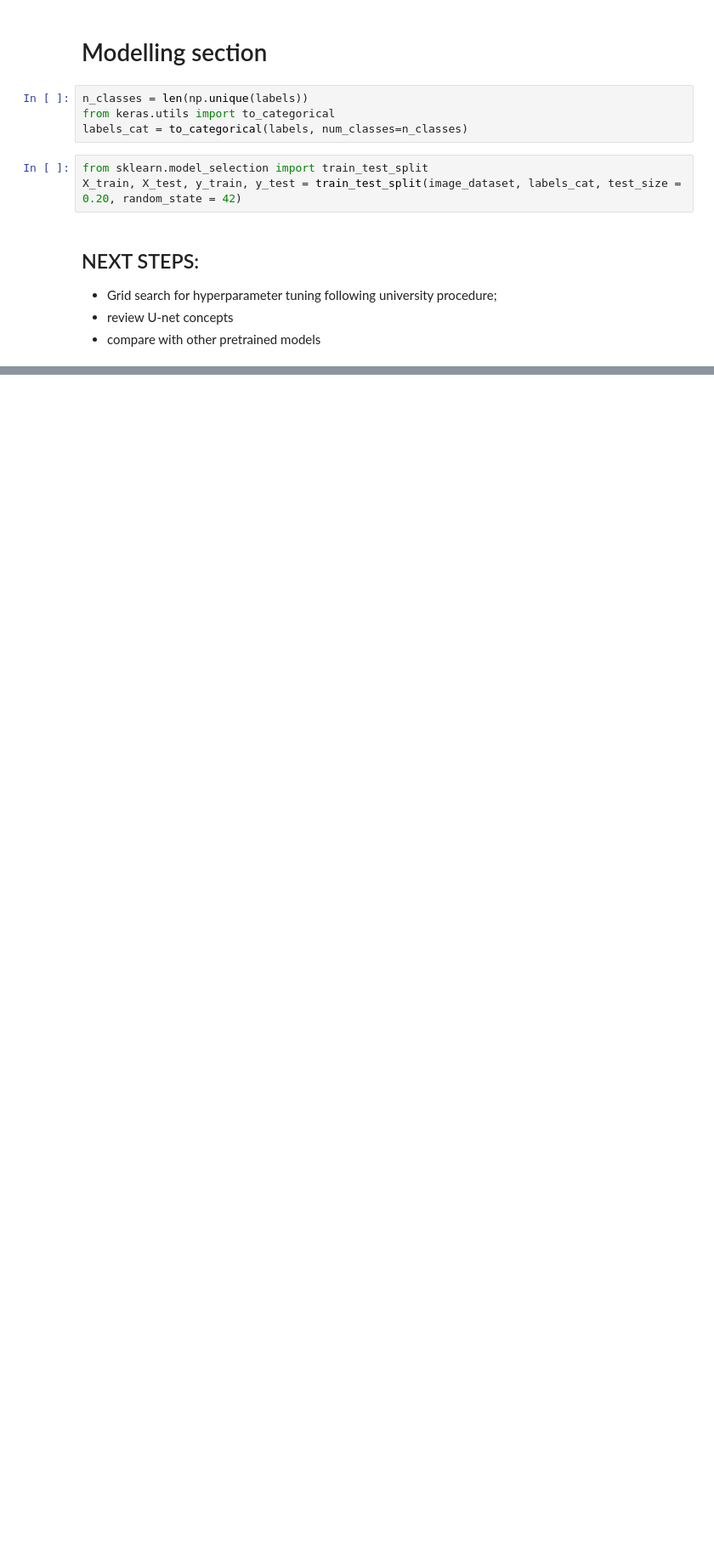
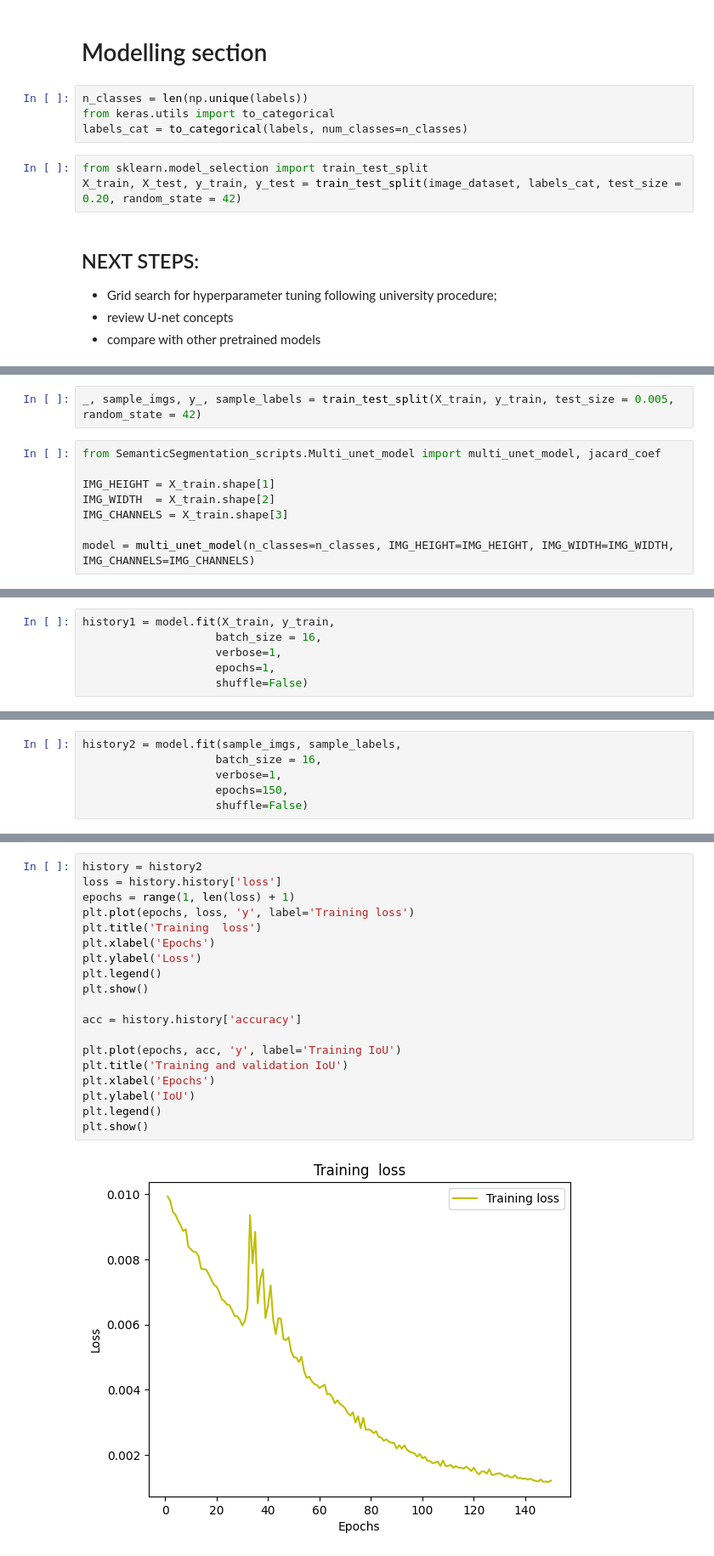
Before and after one commit to SimBoex/RemoteSensing, a Jupyter notebook: SemanticSegmentation.ipynb, the cells around one changed output, grey strips where cells are left out. Shown at 85% size. Drawn from its saved outputs; the diff is of its cells as text; blank space fills up the shorter version.

```diff
--- a/SemanticSegmentation.ipynb
+++ b/SemanticSegmentation.ipynb
@@ -99,0 +126,10 @@ X_train, X_test, y_train, y_test = train_test_split(image_dataset, labels_cat, t
+# %%
+_, sample_imgs, y_, sample_labels = train_test_split(X_train, y_train, test_size = 0.005, random_state = 42)
+# %%
+from SemanticSegmentation_scripts.Multi_unet_model import multi_unet_model, jacard_coef
+
+IMG_HEIGHT = X_train.shape[1]
+IMG_WIDTH  = X_train.shape[2]
+IMG_CHANNELS = X_train.shape[3]
+
+model = multi_unet_model(n_classes=n_classes, IMG_HEIGHT=IMG_HEIGHT, IMG_WIDTH=IMG_WIDTH, IMG_CHANNELS=IMG_CHANNELS)
@@ -99,0 +138,6 @@ X_train, X_test, y_train, y_test = train_test_split(image_dataset, labels_cat, t
+# %%
+history1 = model.fit(X_train, y_train,
+                    batch_size = 16,
+                    verbose=1,
+                    epochs=1,
+                    shuffle=False)
@@ -99,0 +150,6 @@ X_train, X_test, y_train, y_test = train_test_split(image_dataset, labels_cat, t
+# %%
+history2 = model.fit(sample_imgs, sample_labels,
+                    batch_size = 16,
+                    verbose=1,
+                    epochs=150,
+                    shuffle=False)
@@ -99,0 +174,21 @@ X_train, X_test, y_train, y_test = train_test_split(image_dataset, labels_cat, t
+# %%
+history = history2
+loss = history.history['loss']
+epochs = range(1, len(loss) + 1)
+plt.plot(epochs, loss, 'y', label='Training loss')
+plt.title('Training  loss')
+plt.xlabel('Epochs')
+plt.ylabel('Loss')
+plt.legend()
+plt.show()
+
+acc = history.history['accuracy']
+
+plt.plot(epochs, acc, 'y', label='Training IoU')
+plt.title('Training and validation IoU')
+plt.xlabel('Epochs')
+plt.ylabel('IoU')
+plt.legend()
+plt.show()
+# %% [output]
+[figure, added]
```
Also changed, not shown: parts of 10 cells of this notebook, 1 other file.
